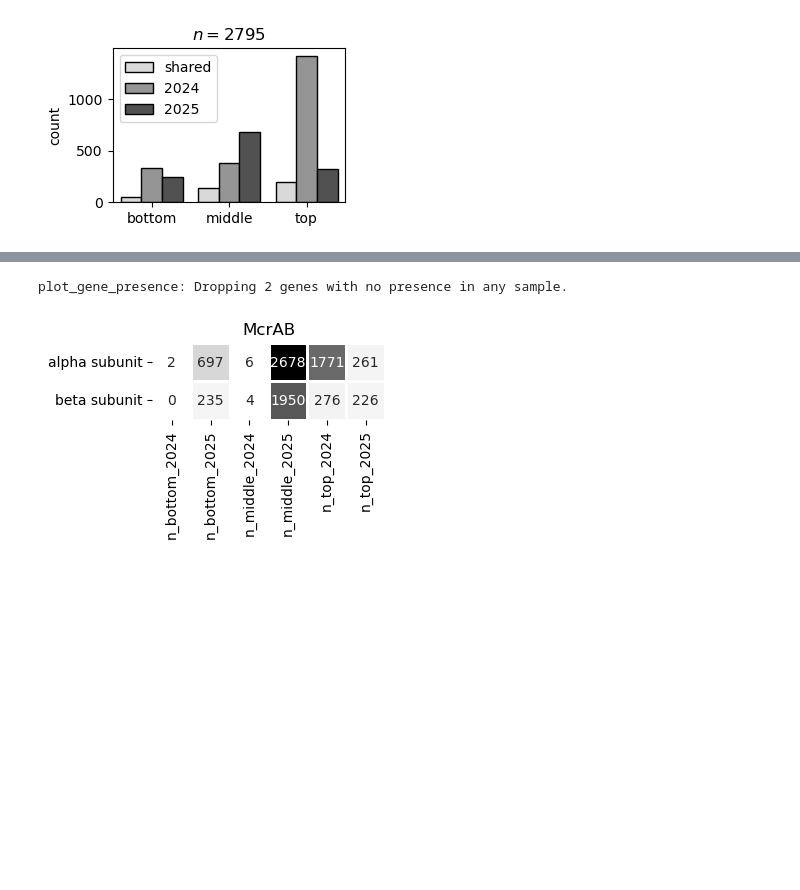
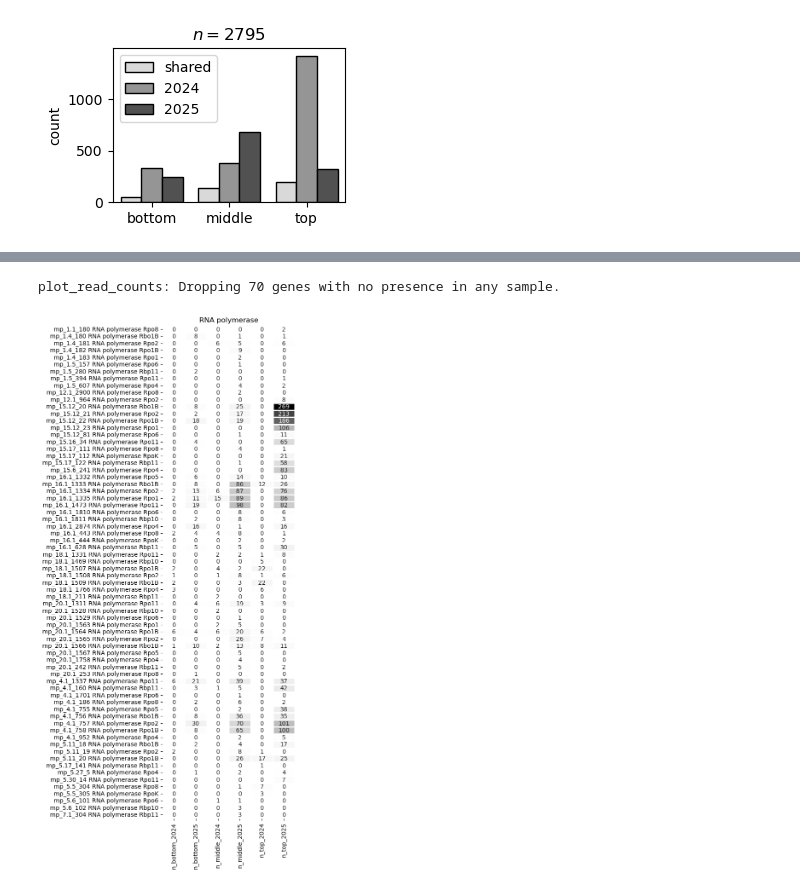
Before and after one commit to pipparichter/banfield, a Jupyter notebook: notebooks/sandbox-2.0.ipynb, the cells around one changed output, grey strips where cells are left out. Drawn from its saved outputs; the diff is of its cells as text; code cells hidden in the pictures; blank space fills up the shorter version.

```diff
--- a/notebooks/sandbox-2.0.ipynb
+++ b/notebooks/sandbox-2.0.ipynb
@@ -169,31 +226,23 @@ mp_18_scg_df = load_ggkbase_gene_table('mp_18_archaeal_scg.txt')
+# %%
+def get_gene_set(metat_df:pd.DataFrame, accessions:dict, interproscan_df:pd.DataFrame=interproscan_df, single_copy:bool=True):
+    interproscan_df = interproscan_df[interproscan_df.interpro_accession.isin(accessions.keys())].copy()
+    interproscan_df = interproscan_df[['interpro_accession', 'gene_id', 'e_value']].copy()
+    metat_df = metat_df.merge(interproscan_df, on='gene_id', how='inner')
+    metat_df = metat_df.sort_values('e_value') # If dropping duplicates, keep the hit with the highest E-value.
+    metat_df['annotation'] = metat_df.interpro_accession.map(accessions)
+    if single_copy: # Make sure there is at most one of each annotation per genome.
+        metat_df = metat_df.drop_duplicates(['genome_id', 'annotation', 'sample_id'], keep='first')
+    metat_df = metat_df.drop_duplicates(['gene_id', 'sample_id'])
+    return metat_df
+
+rnap_metat_df = get_gene_set(metat_df[is_mp(metat_df)].copy(), rnap_accessions)
+mcr_metat_df = get_gene_set(metat_df[is_mp(metat_df)].copy(), mcr_accessions, single_copy=True)
 # %%
-methanotrophy_accessions = pd.read_csv(f'../data/interpro_methanotrophy.csv', usecols=['accession']).accession.values
-methanotrophy_gene_ids = interproscan_df[interproscan_df.interpro_accession.isin(methanotrophy_accessions) & (interproscan_df.genome_id == 'mp_18')].gene_id.unique()
+# mcr_gene_ids = ['mp_18.1_2150', 'mp_18.1_2147']
+# mcr_gene_ids = ['mp_15.19_56', 'mp_15.19_59']
 
-annotations = dict()
-annotations['mp_18.1_1228'] = 'tetrapyrrole methylase'
-annotations['mp_18.1_1407'] = 'pyridoxal phosphate-dependent transferase'
-annotations['mp_18.1_1408'] = 'porphobilinogen deaminase'
-annotations['mp_18.1_1409'] = 'uroporphyrin-III C-methyltransferase'
-annotations['mp_18.1_1410'] = 'uroporphyrinogen III synthase (1)'
-annotations['mp_18.1_1478'] = 'diphthine synthase'
-annotations['mp_18.1_1649'] = 'precorrin methyltransferase'
-annotations['mp_18.1_1651'] = 'cobalamin biosynthesis CobM/CbiF, precorrin-4 C11-methyltransferase'
-annotations['mp_18.1_2107'] = 'delta-aminolevulinic acid dehydratase'
-# annotations['mp_18.1_2147'] = 'methyl coenzyme M reductase, alpha subunit'
-# annotations['mp_18.1_2150'] = 'methyl coenzyme M reductase, beta subunit'
-annotations['mp_18.1_736'] = 'glutamyl-tRNA reductase'
-annotations['mp_18.1_977'] = 'uroporphyrinogen III synthase (2)'
-
-annotations['mp_18.1_2147'] = 'alpha subunit'
-annotations['mp_18.1_2150'] = 'beta subunit'
-
-mp_18_mcr_df = metat_df[metat_df.gene_id.isin(methanotrophy_gene_ids)].copy()
-mp_18_mcr_df['annotation'] = mp_18_mcr_df.gene_id.map(annotations)
-
-mcr_gene_ids = ['mp_18.1_2150', 'mp_18.1_2147']
-
-plot_gene_presence(mp_18_mcr_df[mp_18_mcr_df.gene_id.isin(mcr_gene_ids)], title='McrAB', figsize=(3, 1))
+# plot_read_counts(mcr_metat_df[mcr_metat_df.genome_id.isin(mp_genome_ids)], title='mcrAB', figsize=(4, 8))
+plot_read_counts(rnap_metat_df[rnap_metat_df.genome_id.isin(mp_genome_ids)], title='RNA polymerase', figsize=(4, 15))
 # %% [output]
-plot_gene_presence: Dropping 2 genes with no presence in any sample.
+plot_read_counts: Dropping 70 genes with no presence in any sample.
-[figure, old version]
+[figure, new version]
```
Also changed, not shown: parts of 26 cells of this notebook, 7 other files.
